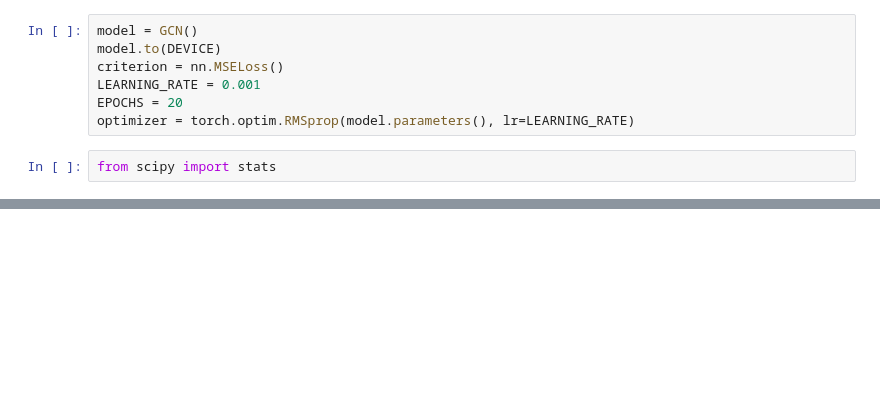
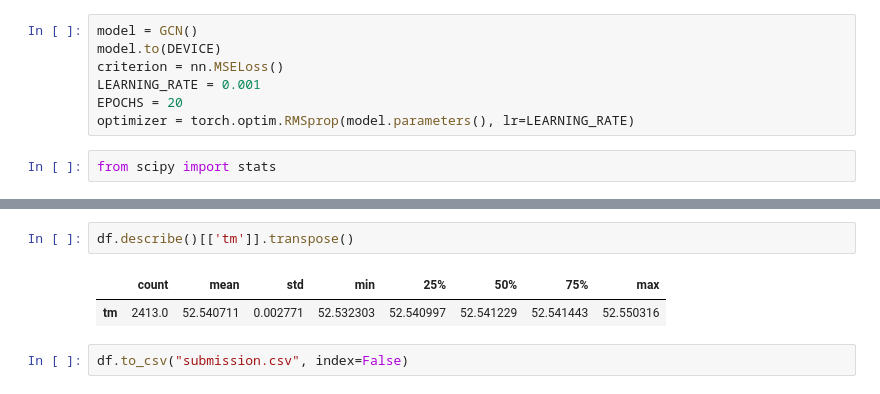
Before and after one commit to gopinathak-geek/Image-classification-with-pytorch, a Jupyter notebook: novo.ipynb, the cells around one changed output, grey strips where cells are left out. Saved outputs shown, nothing was run; the diff lists cells and outputs as text; blank space fills up the shorter version.

```diff
--- a/novo.ipynb
+++ b/novo.ipynb
@@ -349,0 +389,7 @@ AssertionError: can only test a child process
+# %%
+df.describe()[['tm']].transpose()
+# %% [output]
+|  | count | mean | std | min | 25% | 50% | 75% | max |
+| tm | 2413.0 | 52.540711 | 0.002771 | 52.532303 | 52.540997 | 52.541229 | 52.541443 | 52.550316 |
+# %%
+df.to_csv("submission.csv", index=False)
```
Also changed, not shown: parts of 8 cells of this notebook.
